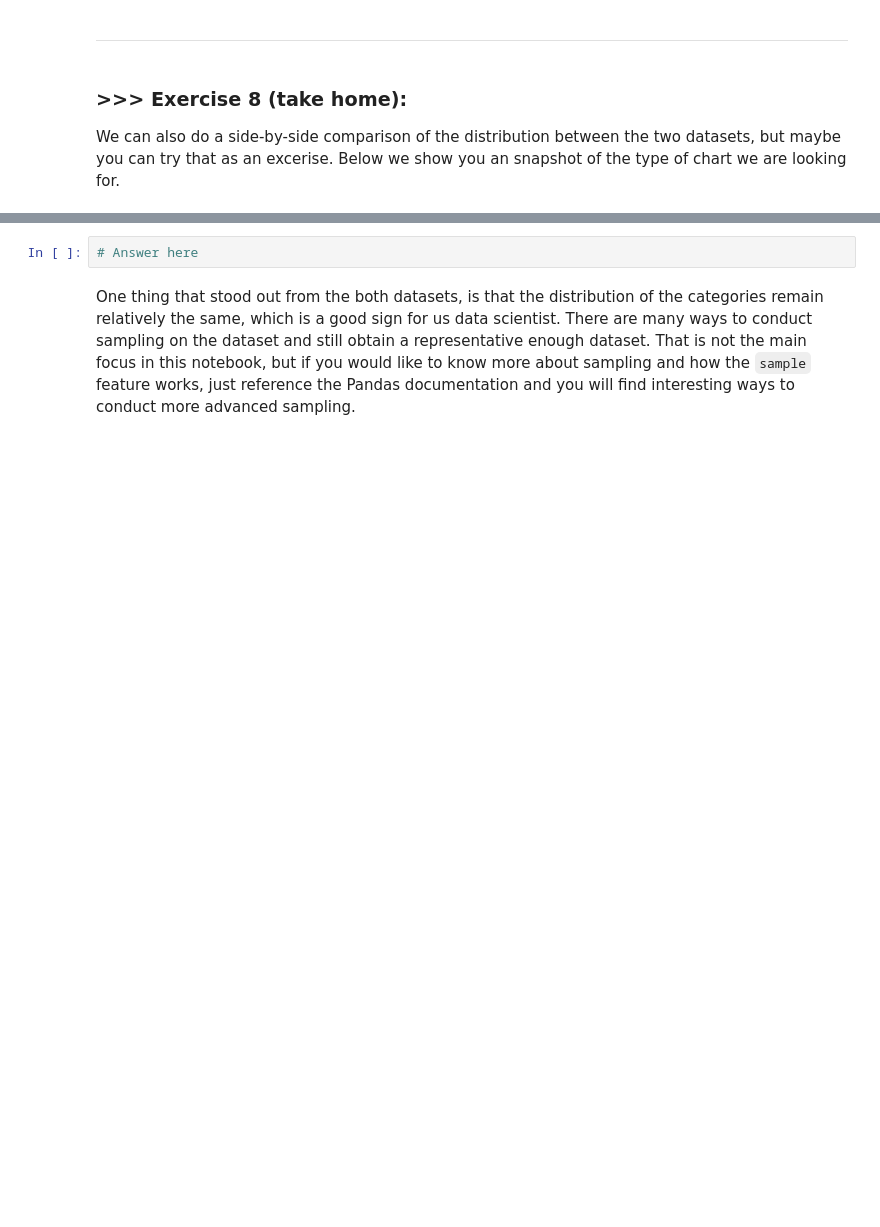
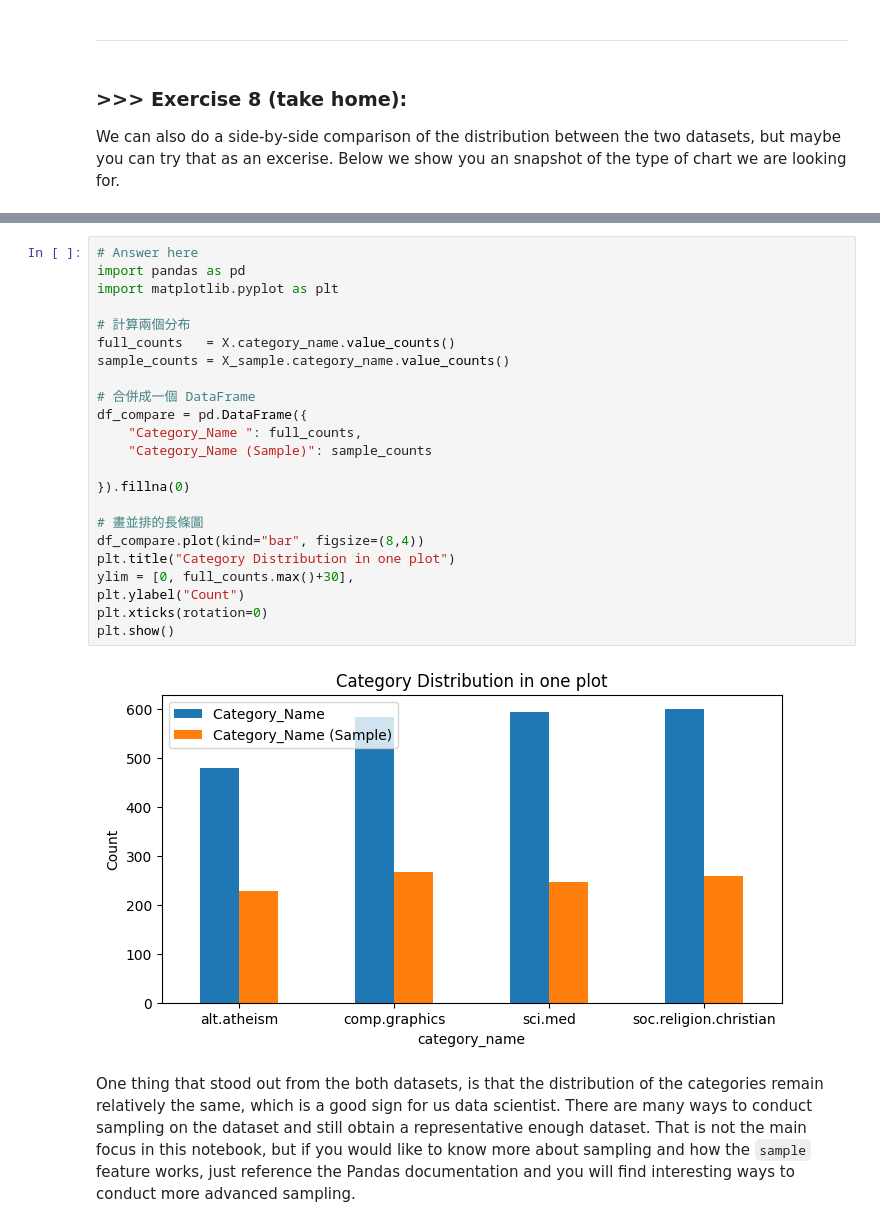
Before and after one commit to hsinyulin1323/DM2025-Lab1-Exercise, a Jupyter notebook: DM2025-Lab1-Master.ipynb, the cells around one changed output, grey strips where cells are left out. Cells and saved outputs as stored; diff of their text form; blank space fills up the shorter version.

```diff
--- a/DM2025-Lab1-Master.ipynb
+++ b/DM2025-Lab1-Master.ipynb
@@ -750,8 +830,31 @@ Notice that for the `ylim` parameters we hardcoded the maximum value for y. Is i
 We can also do a side-by-side comparison of the distribution between the two datasets, but maybe you can try that as an excerise. Below we show you an snapshot of the type of chart we are looking for.
 # %% [markdown]
 ![alt txt](https://i.imgur.com/9eO431H.png)
-# %%
-# Answer here
+# %%
+# Answer here
+import pandas as pd
+import matplotlib.pyplot as plt
+
+# 計算兩個分布
+full_counts   = X.category_name.value_counts()
+sample_counts = X_sample.category_name.value_counts()
+
+# 合併成一個 DataFrame
+df_compare = pd.DataFrame({
+    "Category_Name ": full_counts,
+    "Category_Name (Sample)": sample_counts
+
+}).fillna(0)
+
+# 畫並排的長條圖
+df_compare.plot(kind="bar", figsize=(8,4))
+plt.title("Category Distribution in one plot")
+ylim = [0, full_counts.max()+30],
+plt.ylabel("Count")
+plt.xticks(rotation=0)
+plt.show()
+# %% [output]
+[figure, added]
 # %% [markdown]
 One thing that stood out from the both datasets, is that the distribution of the categories remain relatively the same, which is a good sign for us data scientist. There are many ways to conduct sampling on the dataset and still obtain a representative enough dataset. That is not the main focus in this notebook, but if you would like to know more about sampling and how the `sample` feature works, just reference the Pandas documentation and you will find interesting ways to conduct more advanced sampling.
 # %% [markdown]
```
Also changed, not shown: parts of 45 cells of this notebook, 1 other file.
